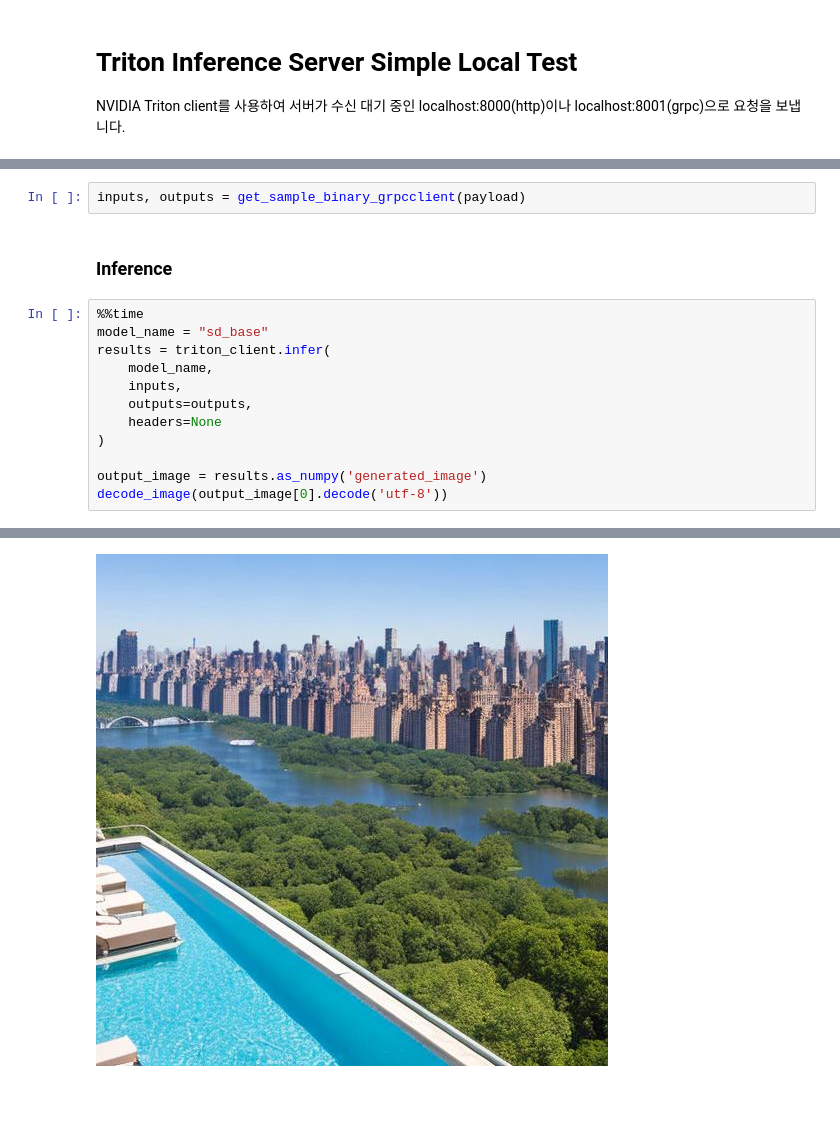
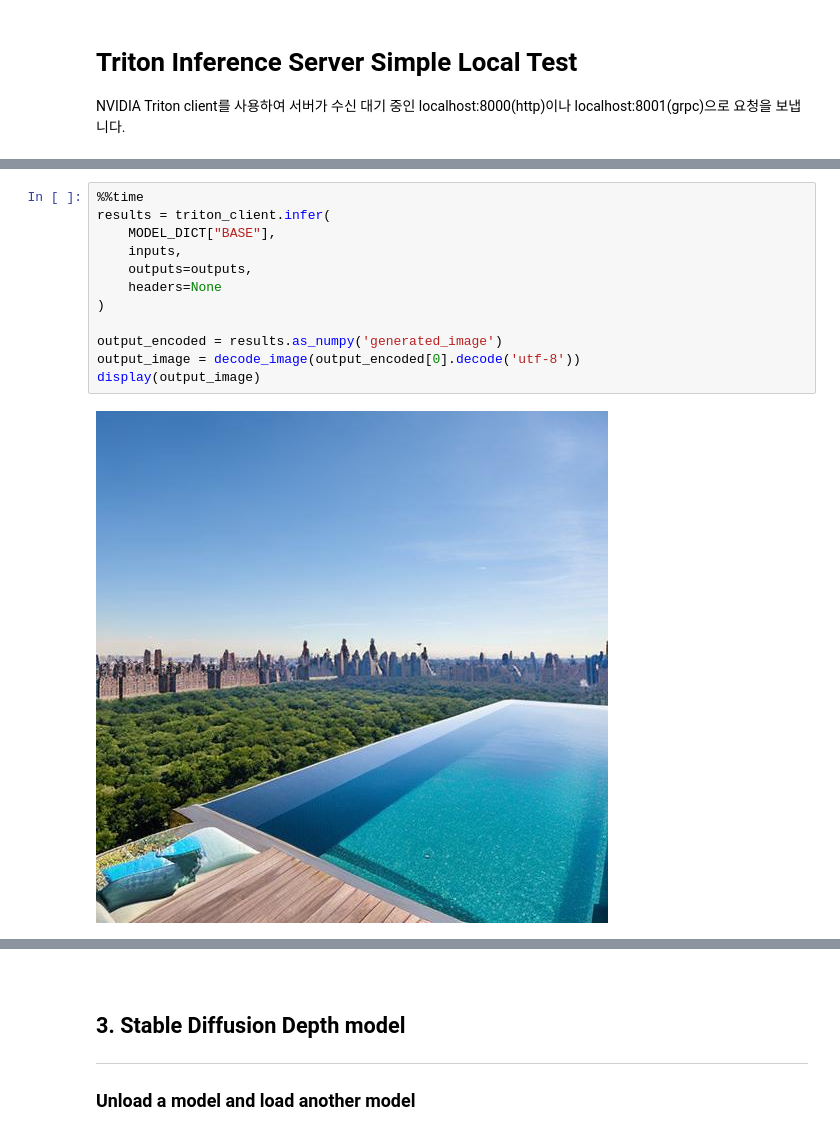
Before and after one commit to daekeun-ml/triton-multi-model-endpoint, a Jupyter notebook: 2_simple-test-tritonclient.ipynb, the cells around one changed output, grey strips where cells are left out. Saved outputs shown, nothing was run; the diff lists cells and outputs as text; blank space fills up the shorter version.

```diff
--- a/2_simple-test-tritonclient.ipynb
+++ b/2_simple-test-tritonclient.ipynb
@@ -153,17 +217,14 @@ triton_client = setup_triton_grpcclient()
-# %%
-inputs, outputs = get_sample_binary_grpcclient(payload)
-# %% [markdown]
-### Inference
 # %%
 %%time
-model_name = "sd_base"
 results = triton_client.infer(
-    model_name,
+    MODEL_DICT["BASE"],
     inputs,
     outputs=outputs,
     headers=None
 )
 
-output_image = results.as_numpy('generated_image')
-decode_image(output_image[0].decode('utf-8'))
+output_encoded = results.as_numpy('generated_image')
+output_image = decode_image(output_encoded[0].decode('utf-8'))
+display(output_image)
 # %% [output]
+[figure, new version]
@@ -172 +233,7 @@ Wall time: 3.9 s
-[figure, old version]
+# %% [markdown]
+<br>
+
+## 3. Stable Diffusion Depth model
+---
+
+### Unload a model and load another model
```
Also changed, not shown: parts of 41 cells of this notebook.
